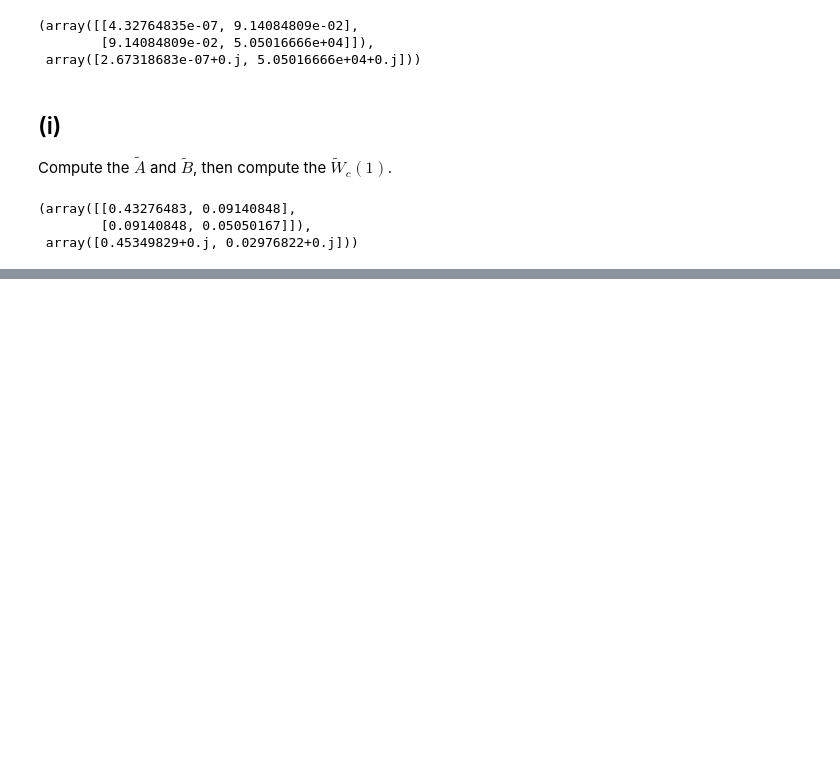
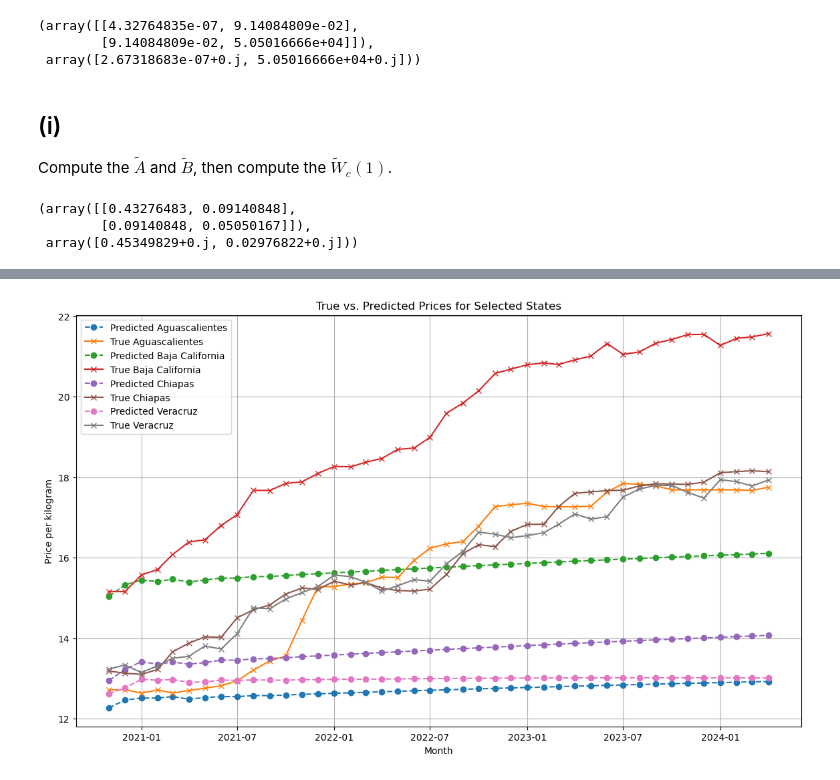
Before and after one commit to Ricardo121380/DSA5206-Project, a Jupyter notebook: The Code for the Final Project.ipynb, the cells around one changed output, grey strips where cells are left out. Saved outputs shown, nothing was run; the diff lists cells and outputs as text; code cells hidden in the pictures; blank space fills up the shorter version.

```diff
--- a/The Code for the Final Project.ipynb
+++ b/The Code for the Final Project.ipynb
@@ -128,0 +289,23 @@ Wc_tilde, eigenvalues_tilde
+# %%
+import matplotlib.pyplot as plt
+
+# Select a few states to visualize
+states_to_visualize = ['Aguascalientes', 'Baja\xa0California', 'Chiapas', 'Veracruz']
+
+# Ensure the indices of the true values and the forecasted data align properly
+true_values = pivot_table.loc[forecasted_df.index]  # Actual data for the same dates
+
+# Plotting the forecasts and actual data for the selected states
+plt.figure(figsize=(14, 8))
+for state in states_to_visualize:
+    plt.plot(forecasted_df.index, forecasted_df[state], label=f'Predicted {state}', marker='o', linestyle='--')
+    plt.plot(true_values.index, true_values[state], label=f'True {state}', marker='x', linestyle='-')
+
+plt.title('True vs. Predicted Prices for Selected States')
+plt.xlabel('Month')
+plt.ylabel('Price per kilogram')
+plt.legend()
+plt.grid(True)
+plt.show()
+# %% [output]
+[figure, added]
```
Also changed, not shown: parts of 11 cells of this notebook, 6 other files.
